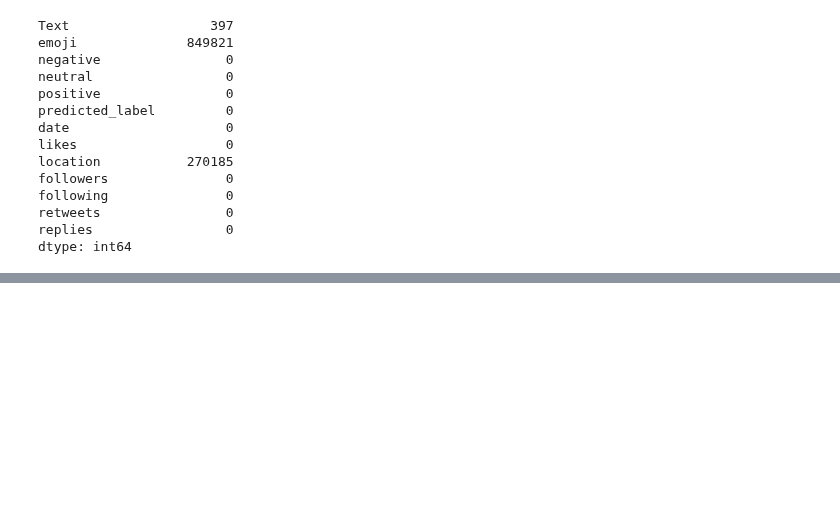
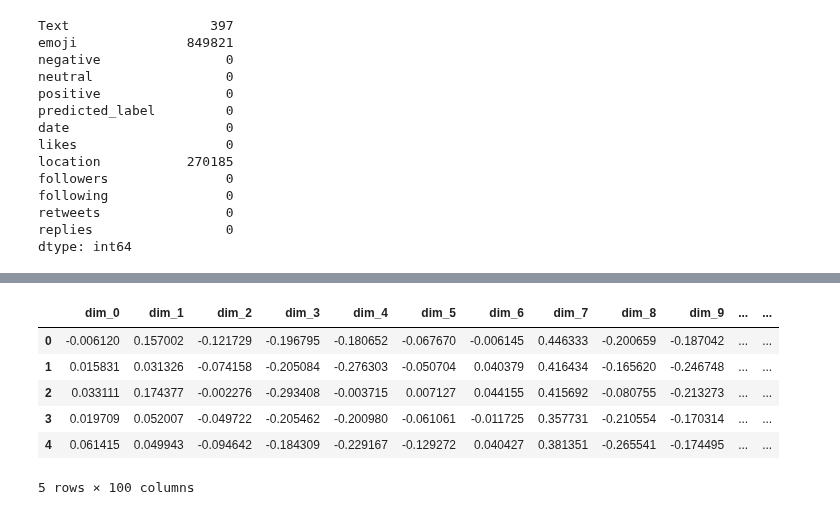
Before and after one commit to halley1116/2025_DA_study, a Jupyter notebook: 4.ipynb, the cells around one changed output, grey strips where cells are left out. Drawn from its saved outputs; the diff is of its cells as text; code cells hidden in the pictures; blank space fills up the shorter version.

```diff
--- a/4.ipynb
+++ b/4.ipynb
@@ -144,8 +83,6 @@ from PIL import Image
 import matplotlib.pyplot as plt
 import numpy as np
 import pandas as pd
-# %%
-df = pd.read_csv("C:/Users/82108/OneDrive/문서/카카오톡 받은 파일/chatgpt_sentiment_demoji.csv")
 # %%
 df["count"] = df.groupby("Text")["Text"].transform("count")
 wc = df.set_index("Text").to_dict()["count"]
@@ -184,0 +248,11 @@ df_cleaned['sentiment_score'] = df_cleaned['positive'] - df_cleaned['negative']
+# %%
+#Fast Text 워드 임베딩 결과
+fasttext_df.head()
+# %% [output]
+|  | dim_0 | dim_1 | dim_2 | dim_3 | dim_4 | dim_5 | dim_6 | dim_7 | dim_8 | dim_9 | ... | ... |
+| 0 | -0.006120 | 0.157002 | -0.121729 | -0.196795 | -0.180652 | -0.067670 | -0.006145 | 0.446333 | -0.200659 | -0.187042 | ... | ... |
+| 1 | 0.015831 | 0.031326 | -0.074158 | -0.205084 | -0.276303 | -0.050704 | 0.040379 | 0.416434 | -0.165620 | -0.246748 | ... | ... |
+| 2 | 0.033111 | 0.174377 | -0.002276 | -0.293408 | -0.003715 | 0.007127 | 0.044155 | 0.415692 | -0.080755 | -0.213273 | ... | ... |
+| 3 | 0.019709 | 0.052007 | -0.049722 | -0.205462 | -0.200980 | -0.061061 | -0.011725 | 0.357731 | -0.210554 | -0.170314 | ... | ... |
+| 4 | 0.061415 | 0.049943 | -0.094642 | -0.184309 | -0.229167 | -0.129272 | 0.040427 | 0.381351 | -0.265541 | -0.174495 | ... | ... |
+5 rows × 100 columns
```
Also changed, not shown: parts of 9 cells of this notebook.
